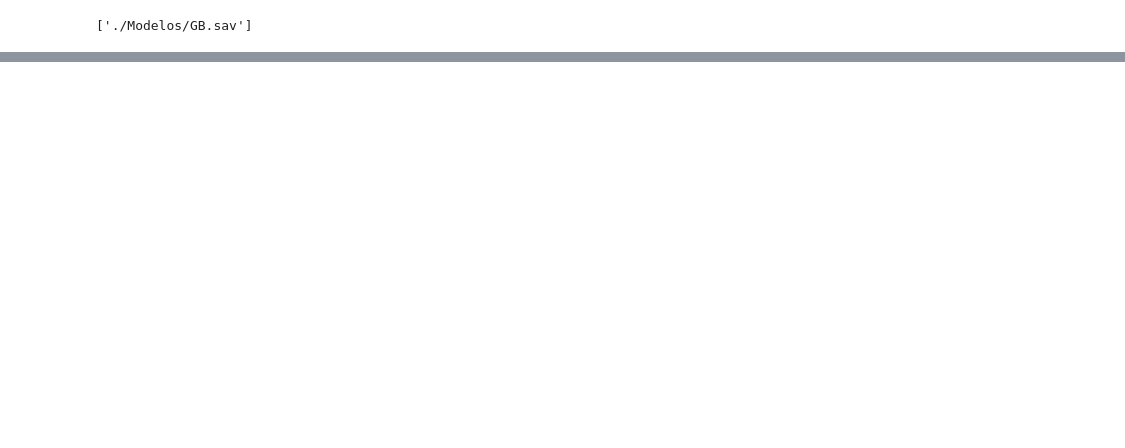
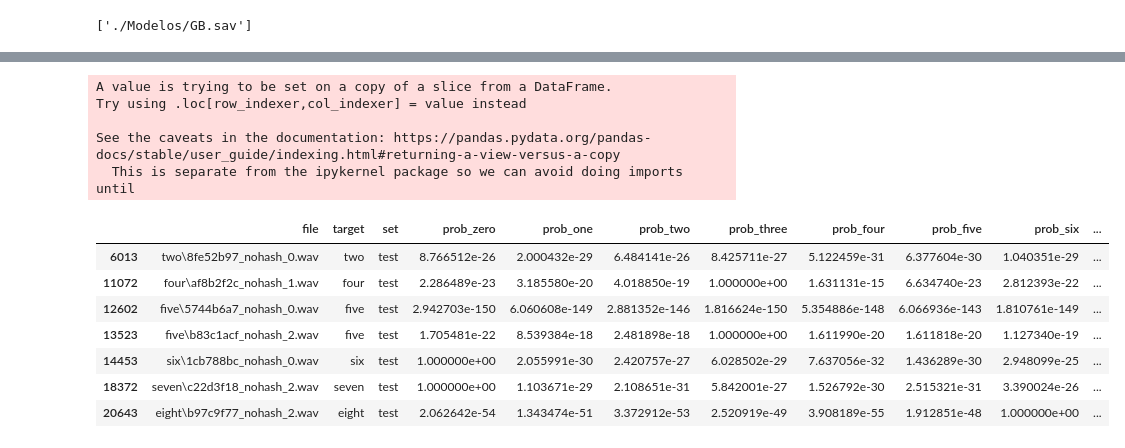
Before and after one commit to Bati-bot/TPAA2, a Jupyter notebook: TP2_AA.ipynb, the cells around one changed output, grey strips where cells are left out. Cells and saved outputs as stored; diff of their text form; code cells hidden in the pictures; blank space fills up the shorter version.

```diff
--- a/TP2_AA.ipynb
+++ b/TP2_AA.ipynb
@@ -332,0 +101,5 @@ weighted avg       0.75      0.74      0.74      2552
+# %%
+#Lo cargamos una vez generado
+df = pd.read_csv('numbers.csv')
+df.drop(columns='Unnamed: 0', inplace=True)
+df['target'] = df['target'].str.split('\\', expand=True)[0]
@@ -337,3 +215,9 @@ joblib.dump(all_models[1], './Modelos/RF.sav')
 joblib.dump(all_models[2], './Modelos/GB.sav')
 # %% [output]
 ['./Modelos/GB.sav']
+# %%
+# Los cargamos
+all_models = []
+all_models.append(joblib.load('./Modelos/GNB.sav'))
+all_models.append(joblib.load('./Modelos/RF.sav'))
+all_models.append(joblib.load('./Modelos/GB.sav'))
@@ -339,0 +302,4 @@ joblib.dump(all_models[2], './Modelos/GB.sav')
+# %%
+# El modelo ordena las clases como quiere, tenemos que usar ese orden
+targets = all_models[2].classes_
+targets
@@ -339,0 +309,5 @@ joblib.dump(all_models[2], './Modelos/GB.sav')
+# %%
+# Creamos el score asignado para cada numero
+for i in range(len(targets)):
+    test[f'prob_{targets[i]}'] = y_pred_proba[:,i]
+test['prediction'] = y_pred
@@ -339,0 +325,20 @@ joblib.dump(all_models[2], './Modelos/GB.sav')
+# %%
+# Buscamos los mayores errores: error con score = 1
+mistakes = test[test['target'] != test['prediction']]
+mistakes['biggest_errors']=mistakes.iloc[:,81:91].max(axis=1)
+biggest = mistakes[mistakes['biggest_errors'] == 1].iloc[:,78:]
+biggest
+# %% [output]
+A value is trying to be set on a copy of a slice from a DataFrame.
+Try using .loc[row_indexer,col_indexer] = value instead
+
+See the caveats in the documentation: https://pandas.pydata.org/pandas-docs/stable/user_guide/indexing.html#returning-a-view-versus-a-copy
+  This is separate from the ipykernel package so we can avoid doing imports until
+|  | file | target | set | prob_zero | prob_one | prob_two | prob_three | prob_four | prob_five | prob_six | ... |
+| 6013 | two\8fe52b97_nohash_0.wav | two | test | 8.766512e-26 | 2.000432e-29 | 6.484141e-26 | 8.425711e-27 | 5.122459e-31 | 6.377604e-30 | 1.040351e-29 | ... |
+| 11072 | four\af8b2f2c_nohash_1.wav | four | test | 2.286489e-23 | 3.185580e-20 | 4.018850e-19 | 1.000000e+00 | 1.631131e-15 | 6.634740e-23 | 2.812393e-22 | ... |
+| 12602 | five\5744b6a7_nohash_0.wav | five | test | 2.942703e-150 | 6.060608e-149 | 2.881352e-146 | 1.816624e-150 | 5.354886e-148 | 6.066936e-143 | 1.810761e-149 | ... |
+| 13523 | five\b83c1acf_nohash_2.wav | five | test | 1.705481e-22 | 8.539384e-18 | 2.481898e-18 | 1.000000e+00 | 1.611990e-20 | 1.611818e-20 | 1.127340e-19 | ... |
+| 14453 | six\1cb788bc_nohash_0.wav | six | test | 1.000000e+00 | 2.055991e-30 | 2.420757e-27 | 6.028502e-29 | 7.637056e-32 | 1.436289e-30 | 2.948099e-25 | ... |
+| 18372 | seven\c22d3f18_nohash_2.wav | seven | test | 1.000000e+00 | 1.103671e-29 | 2.108651e-31 | 5.842001e-27 | 1.526792e-30 | 2.515321e-31 | 3.390024e-26 | ... |
+| 20643 | eight\b97c9f77_nohash_2.wav | eight | test | 2.062642e-54 | 1.343474e-51 | 3.372912e-53 | 2.520919e-49 | 3.908189e-55 | 1.912851e-48 | 1.000000e+00 | ... |
```
Also changed, not shown: parts of 64 cells of this notebook.
